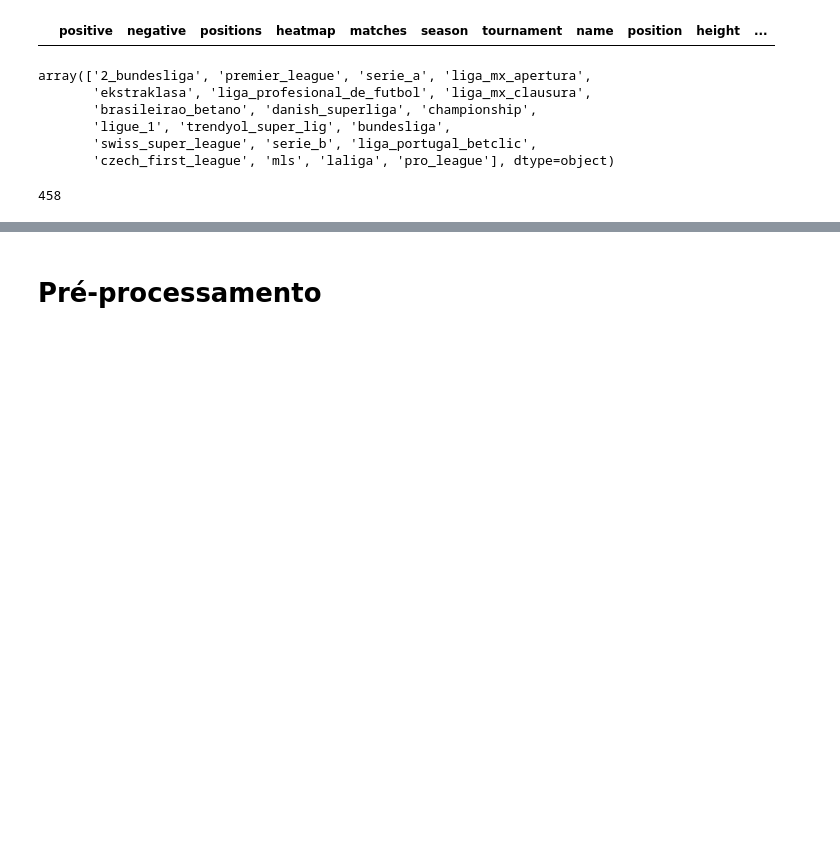
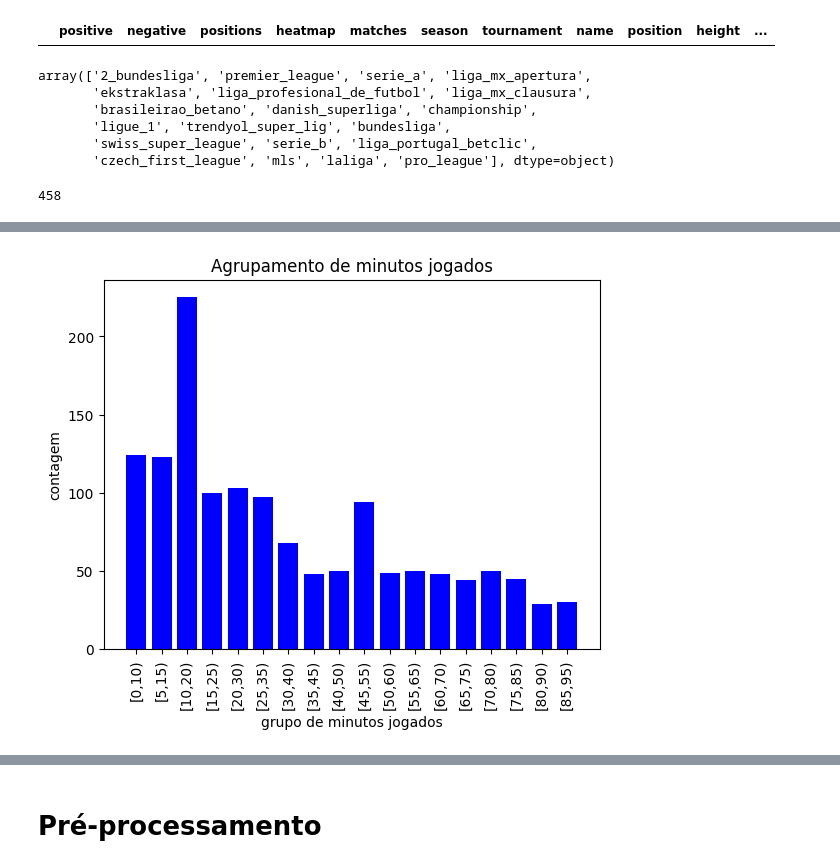
Before and after one commit to Yaak3/TCC2, a Jupyter notebook: Notebooks/analysis.ipynb, the cells around one changed output, grey strips where cells are left out. Saved outputs shown, nothing was run; the diff lists cells and outputs as text; code cells hidden in the pictures; blank space fills up the shorter version.

```diff
--- a/Notebooks/analysis.ipynb
+++ b/Notebooks/analysis.ipynb
@@ -1815,0 +1787,2 @@ df_statistics[df_statistics['tournament'].isin(['2_bundesliga', 'liga_mx_apertur
+# %%
+df_minutes_played = df_statistics[df_statistics['minutesPlayed'] < 90]
@@ -1815,0 +1793,4 @@ df_statistics[df_statistics['tournament'].isin(['2_bundesliga', 'liga_mx_apertur
+# %%
+df_minutes_played = df_minutes_played.iloc[:, 22:]
+# %%
+df_minutes_played.drop(['id', 'type'], axis=1, inplace=True)
@@ -1815,0 +1815,10 @@ df_statistics[df_statistics['tournament'].isin(['2_bundesliga', 'liga_mx_apertur
+# %%
+# Definindo as categorias (bins) de 10 em 10 minutos
+bins = range(0, 91, 5)
+labels = [f'[{i},{i+10})' for i in range(0, 90, 5)]
+
+# Categorizando os dados
+df_minutes_played['categoria'] = pd.cut(df_minutes_played['minutesPlayed'], bins=bins, labels=labels, right=False)
+
+# Contando o número de jogadores em cada categoria
+contagem = df_minutes_played['categoria'].value_counts().sort_index().reset_index()
@@ -1815,0 +1845,4 @@ df_statistics[df_statistics['tournament'].isin(['2_bundesliga', 'liga_mx_apertur
+# %%
+generic_bar_graph(contagem['categoria'], contagem['count'], x_label='grupo de minutos jogados', y_label='contagem', title='Agrupamento de minutos jogados', x_rotation=90)
+# %% [output]
+[figure, added]
```
Also changed, not shown: parts of 72 cells of this notebook.
